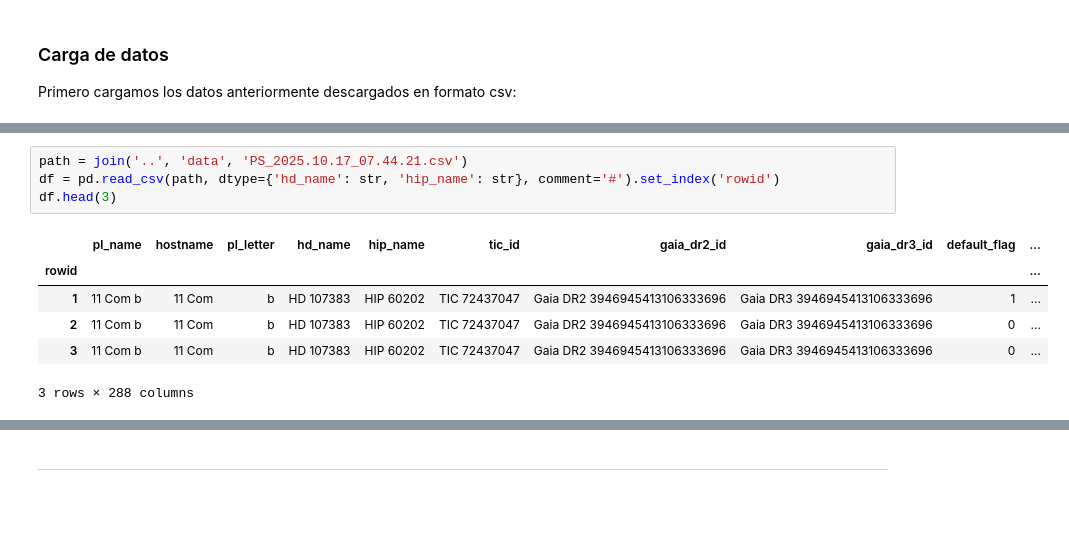
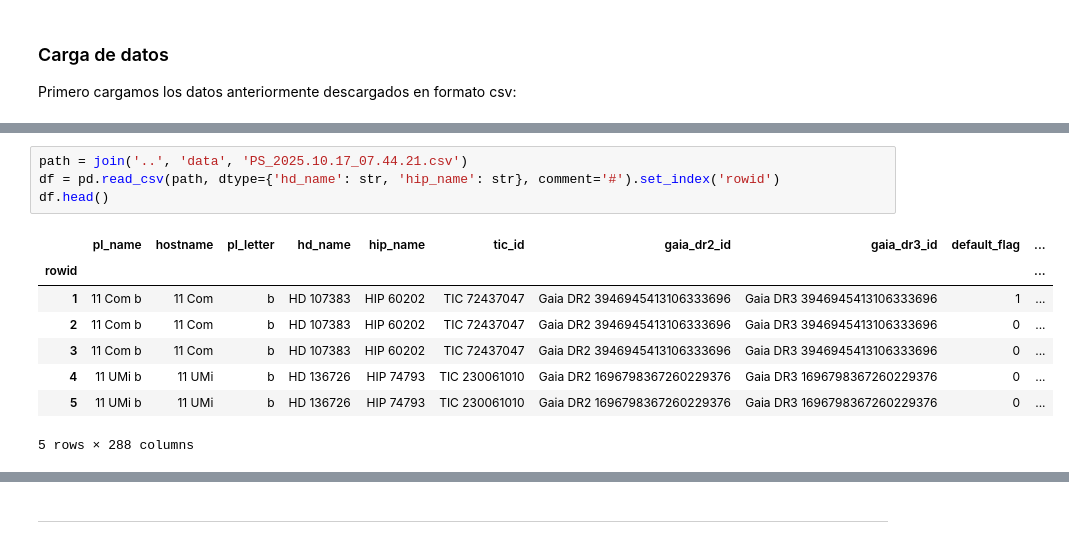
Before and after one commit to raylovesmusic/IMT2200-Proyecto-Grupal-A.R.D.E, a Jupyter notebook: notebooks/entrega_rubrica.ipynb, the cells around one changed output, grey strips where cells are left out. Saved outputs shown, nothing was run; the diff lists cells and outputs as text; blank space fills up the shorter version.

```diff
--- a/notebooks/entrega_rubrica.ipynb
+++ b/notebooks/entrega_rubrica.ipynb
@@ -85,11 +86,13 @@ Primero cargamos los datos anteriormente descargados en formato csv:
 # %%
 path = join('..', 'data', 'PS_2025.10.17_07.44.21.csv')
 df = pd.read_csv(path, dtype={'hd_name': str, 'hip_name': str}, comment='#').set_index('rowid')
-df.head(3)
+df.head()
 # %% [output]
 |  | pl_name | hostname | pl_letter | hd_name | hip_name | tic_id | gaia_dr2_id | gaia_dr3_id | default_flag | ... |
 | rowid |  |  |  |  |  |  |  |  |  | ... |
 | 1 | 11 Com b | 11 Com | b | HD 107383 | HIP 60202 | TIC 72437047 | Gaia DR2 3946945413106333696 | Gaia DR3 3946945413106333696 | 1 | ... |
 | 2 | 11 Com b | 11 Com | b | HD 107383 | HIP 60202 | TIC 72437047 | Gaia DR2 3946945413106333696 | Gaia DR3 3946945413106333696 | 0 | ... |
 | 3 | 11 Com b | 11 Com | b | HD 107383 | HIP 60202 | TIC 72437047 | Gaia DR2 3946945413106333696 | Gaia DR3 3946945413106333696 | 0 | ... |
+| 4 | 11 UMi b | 11 UMi | b | HD 136726 | HIP 74793 | TIC 230061010 | Gaia DR2 1696798367260229376 | Gaia DR3 1696798367260229376 | 0 | ... |
+| 5 | 11 UMi b | 11 UMi | b | HD 136726 | HIP 74793 | TIC 230061010 | Gaia DR2 1696798367260229376 | Gaia DR3 1696798367260229376 | 0 | ... |
-3 rows × 288 columns
+5 rows × 288 columns
```
Also changed, not shown: parts of 22 cells of this notebook.
